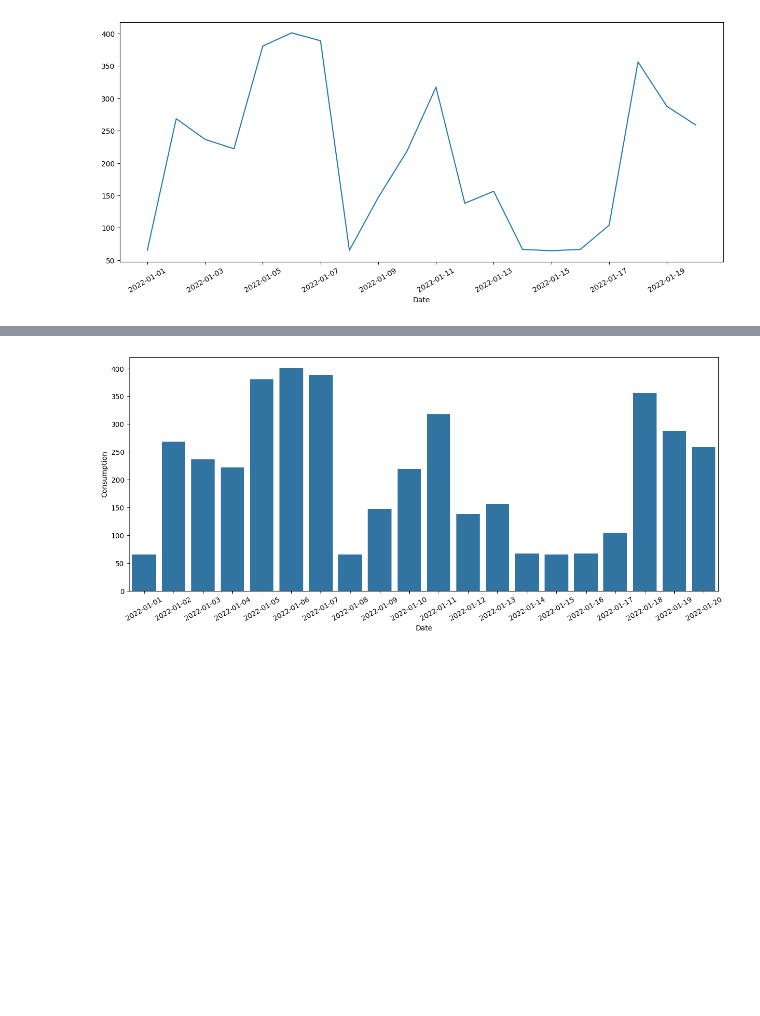
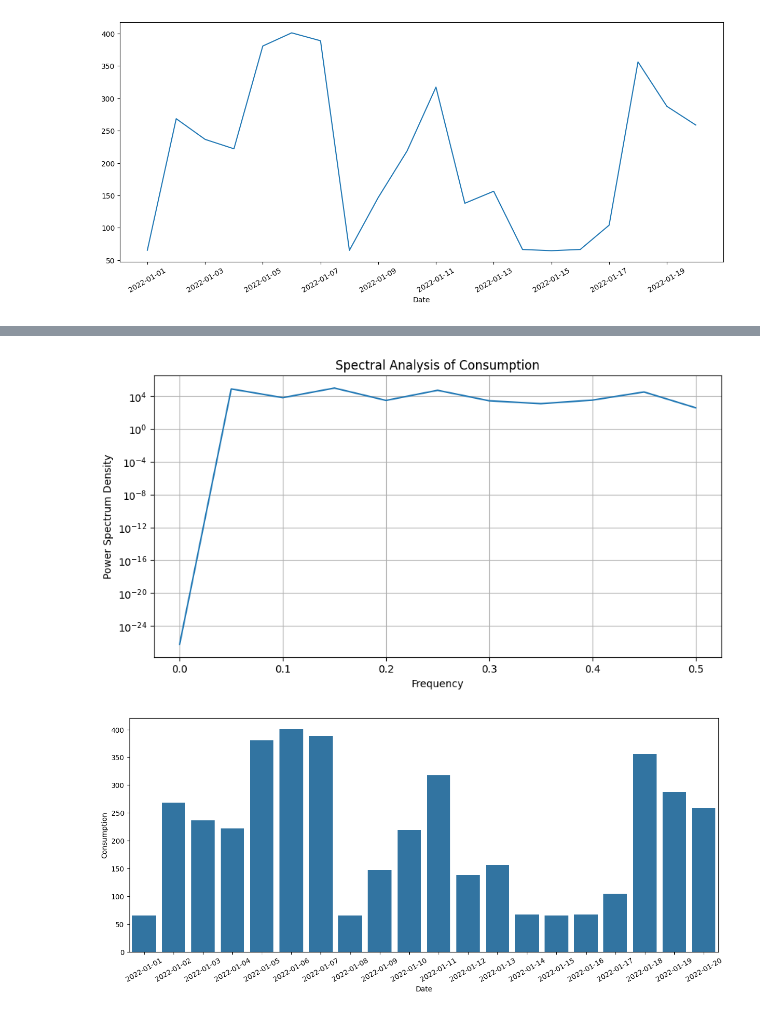
Before and after one commit to szm7/Predictive-Analysis, a Jupyter notebook: PA_Lab7.ipynb, the cells around one changed output, grey strips where cells are left out. Cells and saved outputs as stored; diff of their text form; code cells hidden in the pictures; blank space fills up the shorter version.

```diff
--- a/PA_Lab7.ipynb
+++ b/PA_Lab7.ipynb
@@ -75,3 +109,14 @@ plt.show()
+# %%
+frequencies, spectrum = periodogram(df['Consumption'], scaling='density')
+plt.figure(figsize=(10, 5))
+plt.semilogy(frequencies, spectrum)
+plt.title('Spectral Analysis of Consumption')
+plt.xlabel('Frequency')
+plt.ylabel('Power Spectrum Density')
+plt.grid(True)
+plt.show()
+# %% [output]
+[figure, added]
 # %%
 plt.figure(figsize=(15,6))
 sns.barplot(data=df,x=df.index,y="Consumption")
```
Also changed, not shown: parts of 7 cells of this notebook.
